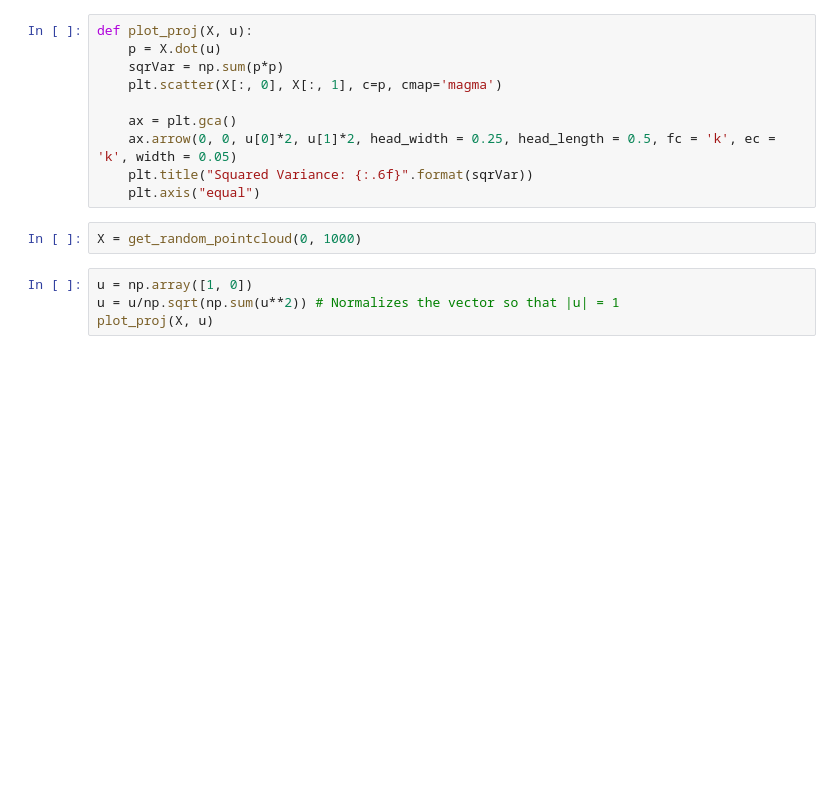
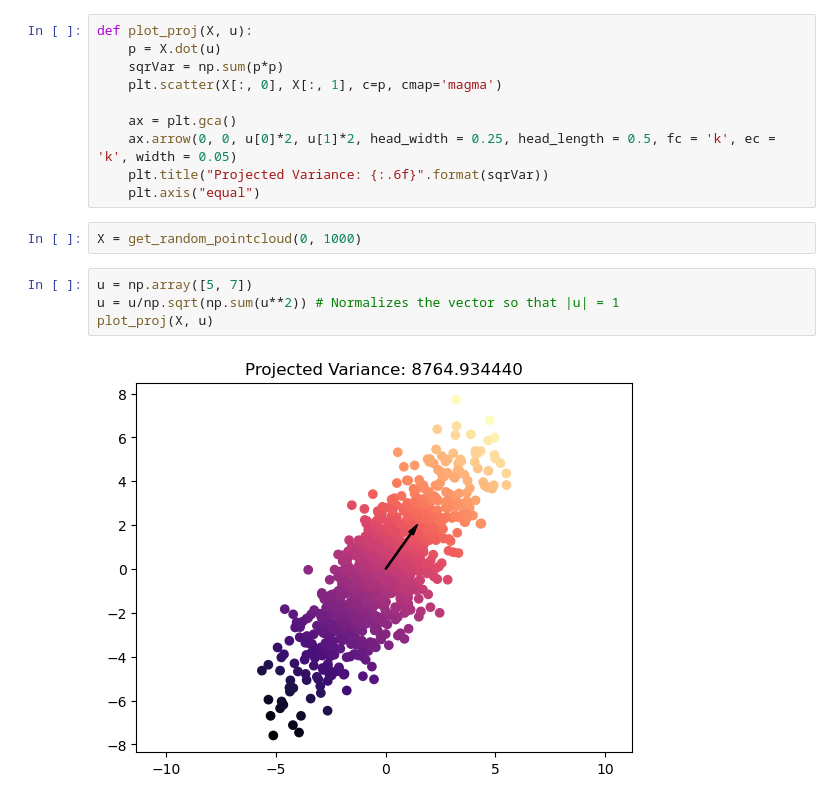
Before and after one commit to ursinus-cs477-f2023/Week7_PCA, a Jupyter notebook: ProjectedVariance.ipynb, the cells around one changed output. Drawn from its saved outputs; the diff is of its cells as text; blank space fills up the shorter version.

```diff
--- a/ProjectedVariance.ipynb
+++ b/ProjectedVariance.ipynb
@@ -36,11 +36,13 @@ def plot_proj(X, u):
 
     ax = plt.gca()
     ax.arrow(0, 0, u[0]*2, u[1]*2, head_width = 0.25, head_length = 0.5, fc = 'k', ec = 'k', width = 0.05)
-    plt.title("Squared Variance: {:.6f}".format(sqrVar))
+    plt.title("Projected Variance: {:.6f}".format(sqrVar))
     plt.axis("equal")
 # %%
 X = get_random_pointcloud(0, 1000)
 # %%
-u = np.array([1, 0])
+u = np.array([5, 7])
 u = u/np.sqrt(np.sum(u**2)) # Normalizes the vector so that |u| = 1
 plot_proj(X, u)
+# %% [output]
+[figure, added]
```
Also changed, not shown: parts of 6 cells of this notebook, 2 other files.
